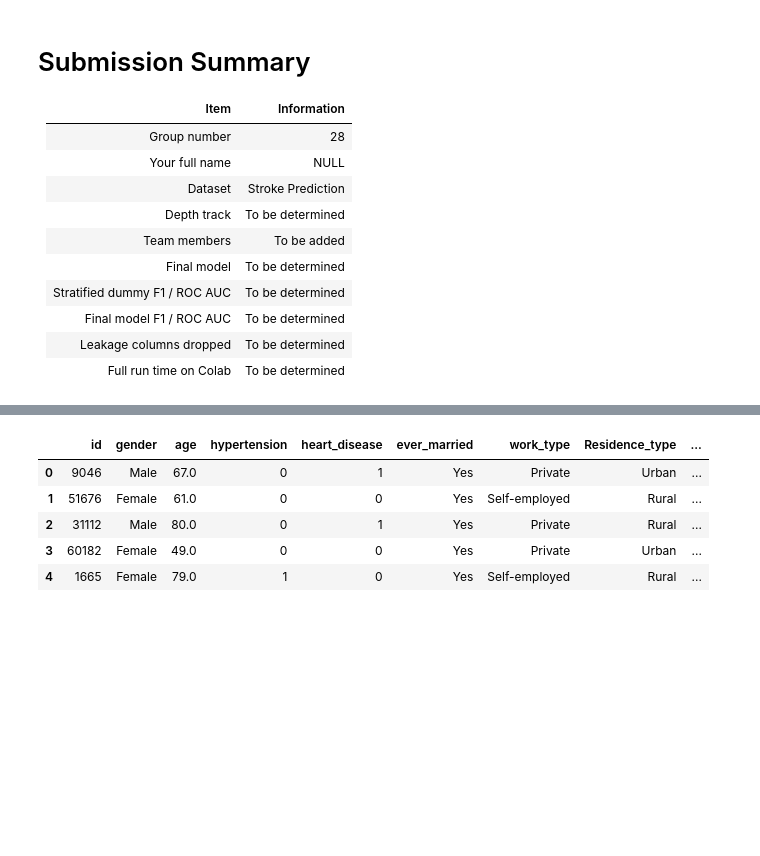
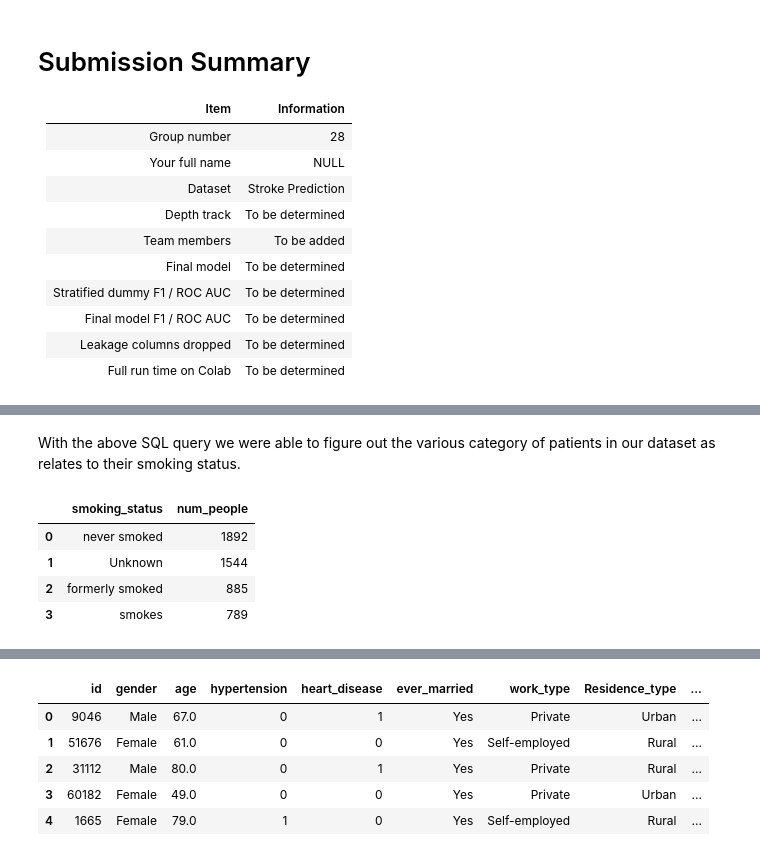
Before and after one commit to Paulelo/Capstone_project, a Jupyter notebook: group_28_capstone.ipynb, the cells around one changed output, grey strips where cells are left out. Saved outputs shown, nothing was run; the diff lists cells and outputs as text; code cells hidden in the pictures; blank space fills up the shorter version.

```diff
--- a/group_28_capstone.ipynb
+++ b/group_28_capstone.ipynb
@@ -37,0 +37,5 @@ df = pd.read_csv(file_path)
+# %%
+# Pushing dataset into SQLite database
+
+conn = sqlite3.connect(":memory:")
+df.to_sql("stroke_data", conn, index=False)
@@ -37,0 +83,15 @@ df = pd.read_csv(file_path)
+# %% [markdown]
+With the above SQL query we were able to figure out the various category of patients in our dataset as relates to their smoking status.
+# %%
+pd.read_sql("""
+SELECT smoking_status, COUNT(*) AS num_people
+FROM stroke_data
+GROUP BY smoking_status
+ORDER BY num_people DESC;
+""", conn)
+# %% [output]
+|  | smoking_status | num_people |
+| 0 | never smoked | 1892 |
+| 1 | Unknown | 1544 |
+| 2 | formerly smoked | 885 |
+| 3 | smokes | 789 |
```
Also changed, not shown: parts of 33 cells of this notebook.
